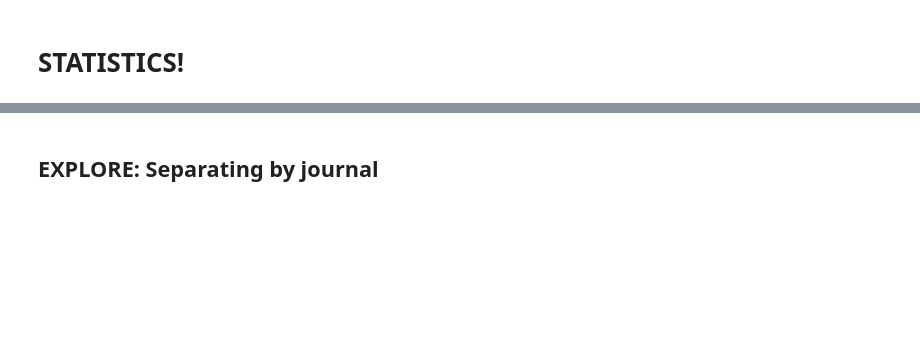
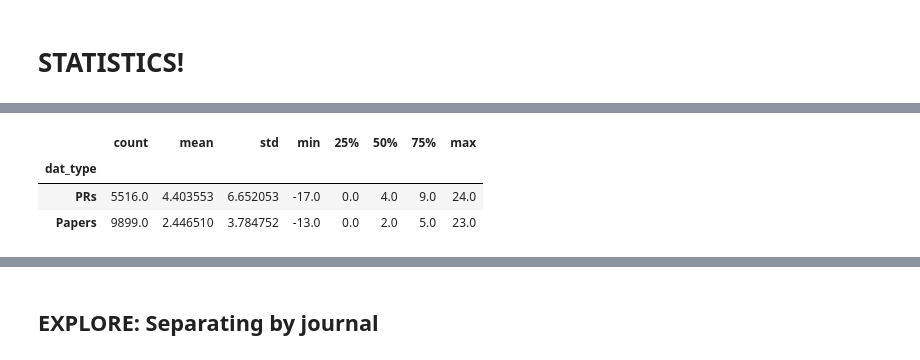
Before and after one commit to wdfox/ConfidenceScanner, a Jupyter notebook: notebooks/Analysis.ipynb, the cells around one changed output, grey strips where cells are left out. Drawn from its saved outputs; the diff is of its cells as text; code cells hidden in the pictures; blank space fills up the shorter version.

```diff
--- a/notebooks/Analysis.ipynb
+++ b/notebooks/Analysis.ipynb
@@ -400,6 +421,11 @@ for metric in core_metrics:
 # %%
 #
-df.groupby('dat_type')['subj'].describe()
+df.groupby('dat_type')['liwc'].describe()
+# %% [output]
+|  | count | mean | std | min | 25% | 50% | 75% | max |
+| dat_type |  |  |  |  |  |  |  |  |
+| PRs | 5516.0 | 4.403553 | 6.652053 | -17.0 | 0.0 | 4.0 | 9.0 | 24.0 |
+| Papers | 9899.0 | 2.446510 | 3.784752 | -13.0 | 0.0 | 2.0 | 5.0 | 23.0 |
 # %%
 # Check direction of effects
 df.groupby('dat_type')[core_metrics].describe()
```
Also changed, not shown: parts of 30 cells of this notebook.
